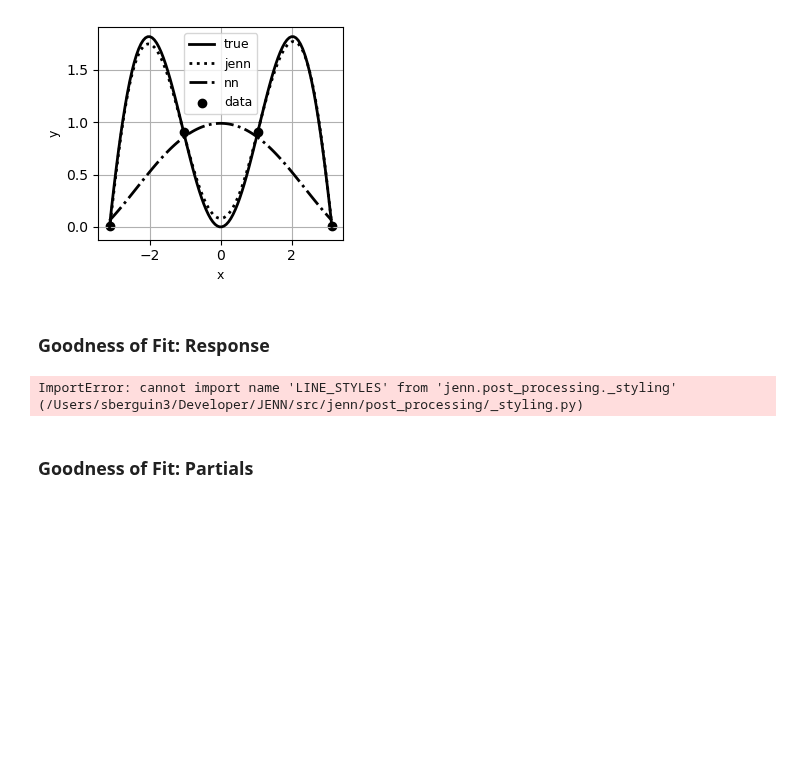
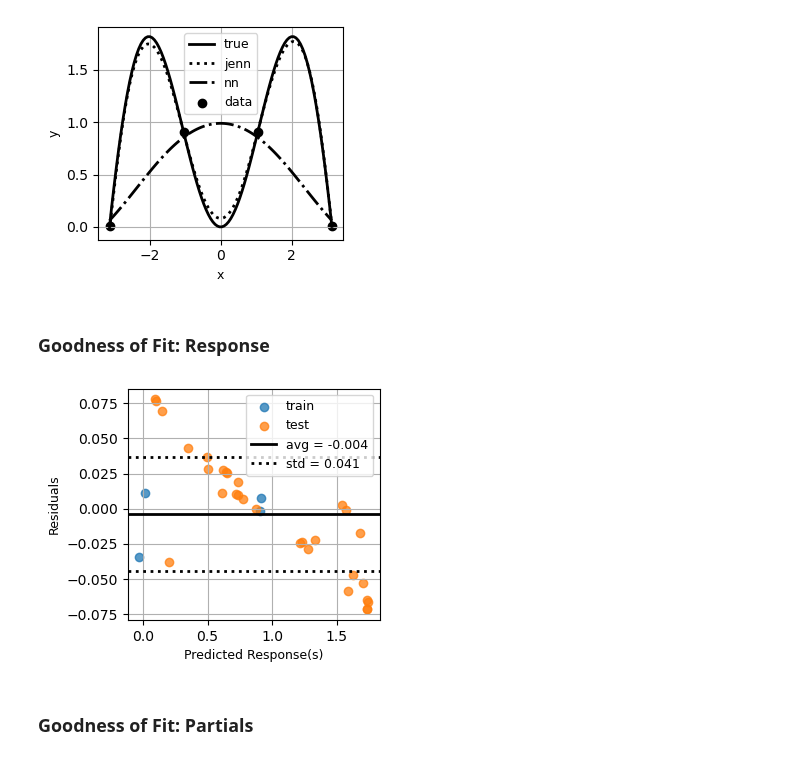
Before and after one commit to shb84/JENN, a Jupyter notebook: docs/examples/demo_1_sinusoid.ipynb, the cells around one changed output. Saved outputs shown, nothing was run; the diff lists cells and outputs as text; code cells hidden in the pictures; blank space fills up the shorter version.

Commit message:
#29: added option to choose either colors or markers to distinguish datasets

```diff
--- a/docs/examples/demo_1_sinusoid.ipynb
+++ b/docs/examples/demo_1_sinusoid.ipynb
@@ -91,20 +91,28 @@ sensitivity_profiles(
 # %%
 import matplotlib.pyplot as plt
 from jenn.post_processing.actual_by_predicted import plot_actual_by_predicted
 from jenn.post_processing.residual_by_predicted import plot_residual_by_predicted
 from jenn.post_processing.convergence_history import plot_convergence
 
-# plot_residual_by_predicted(
+# plot_actual_by_predicted(
 #     y_true=[y_train, y_test],
 #     y_pred=[genn.predict(x_train), genn.predict(x_test)],
 #     datasets=["train", "test"],
 #     alpha=0.75,
-#     percent=False
+#     colorful=True
 # )
 
-plot_convergence(genn.history, is_xlog=True, is_ylog=True)
+plot_residual_by_predicted(
+    y_true=[y_train, y_test],
+    y_pred=[genn.predict(x_train), genn.predict(x_test)],
+    datasets=["train", "test"],
+    alpha=0.75,
+    percent=False
+)
+
+# plot_convergence(genn.history, is_xlog=True, is_ylog=True)
 # %% [output]
-ImportError: cannot import name 'LINE_STYLES' from 'jenn.post_processing._styling' (/Users/sberguin3/Developer/JENN/src/jenn/post_processing/_styling.py)
+[figure, added]
 # %% [markdown]
 ### Goodness of Fit: Partials
 # %% [markdown]
```
Also changed, not shown: parts of 4 cells of this notebook, 4 other files.
